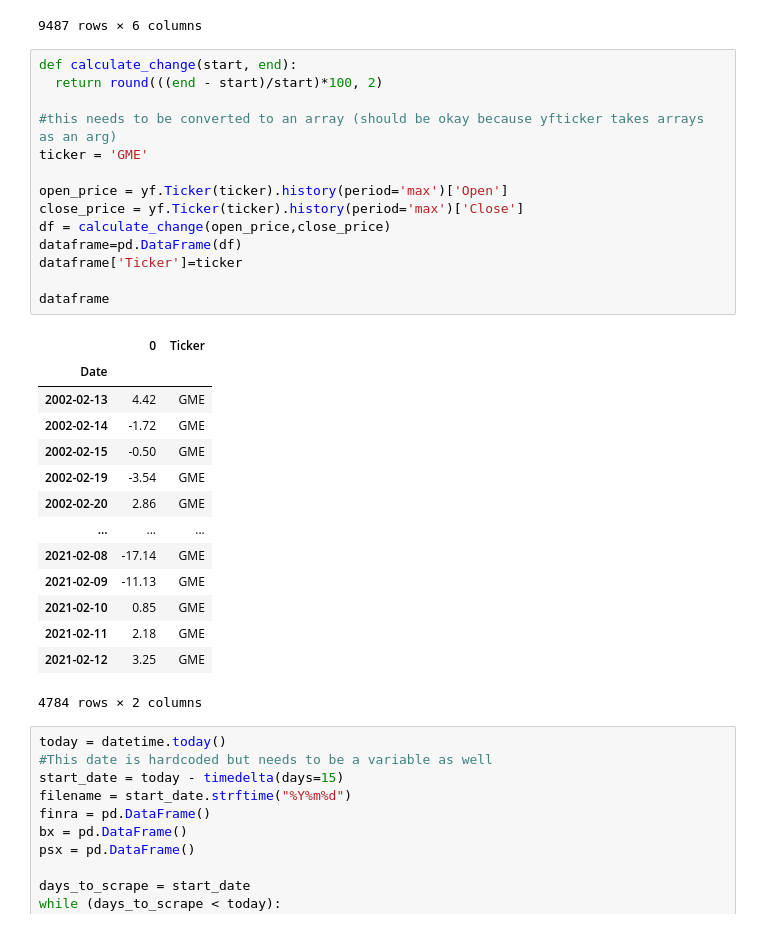
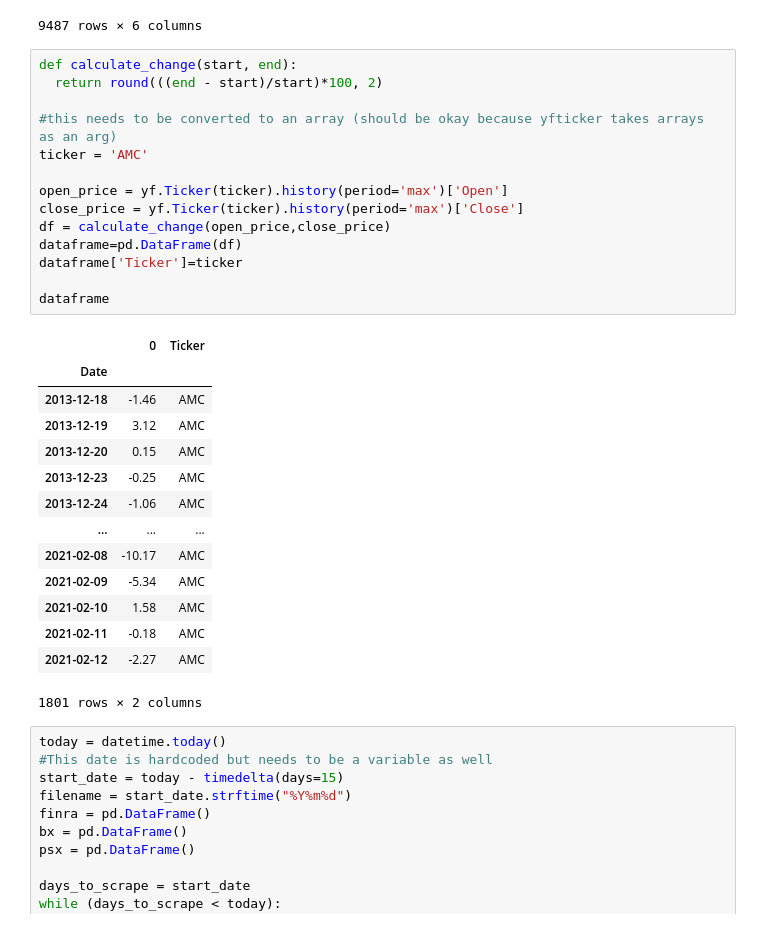
Before and after one commit to AmateurAcademic/WSB-President-Wolfe-Hypothesis, a Jupyter notebook: WebScraping/Data-Prep.ipynb, the cells around one changed output. Saved outputs shown, nothing was run; the diff lists cells and outputs as text.

```diff
--- a/WebScraping/Data-Prep.ipynb
+++ b/WebScraping/Data-Prep.ipynb
@@ -25,32 +25,32 @@ CNMSshvol_df
 # %%
 def calculate_change(start, end):
   return round(((end - start)/start)*100, 2)
 
 #this needs to be converted to an array (should be okay because yfticker takes arrays as an arg)
-ticker = 'GME'
+ticker = 'AMC'
 
 open_price = yf.Ticker(ticker).history(period='max')['Open']
 close_price = yf.Ticker(ticker).history(period='max')['Close']
 df = calculate_change(open_price,close_price)
 dataframe=pd.DataFrame(df)
 dataframe['Ticker']=ticker
 
 dataframe
 # %% [output]
 |  | 0 | Ticker |
 | Date |  |  |
-| 2002-02-13 | 4.42 | GME |
-| 2002-02-14 | -1.72 | GME |
-| 2002-02-15 | -0.50 | GME |
-| 2002-02-19 | -3.54 | GME |
-| 2002-02-20 | 2.86 | GME |
+| 2013-12-18 | -1.46 | AMC |
+| 2013-12-19 | 3.12 | AMC |
+| 2013-12-20 | 0.15 | AMC |
+| 2013-12-23 | -0.25 | AMC |
+| 2013-12-24 | -1.06 | AMC |
 | ... | ... | ... |
-| 2021-02-08 | -17.14 | GME |
-| 2021-02-09 | -11.13 | GME |
-| 2021-02-10 | 0.85 | GME |
-| 2021-02-11 | 2.18 | GME |
-| 2021-02-12 | 3.25 | GME |
+| 2021-02-08 | -10.17 | AMC |
+| 2021-02-09 | -5.34 | AMC |
+| 2021-02-10 | 1.58 | AMC |
+| 2021-02-11 | -0.18 | AMC |
+| 2021-02-12 | -2.27 | AMC |
-4784 rows × 2 columns
+1801 rows × 2 columns
 # %%
 today = datetime.today()
 #This date is hardcoded but needs to be a variable as well
```
Also changed, not shown: parts of 5 cells of this notebook.
